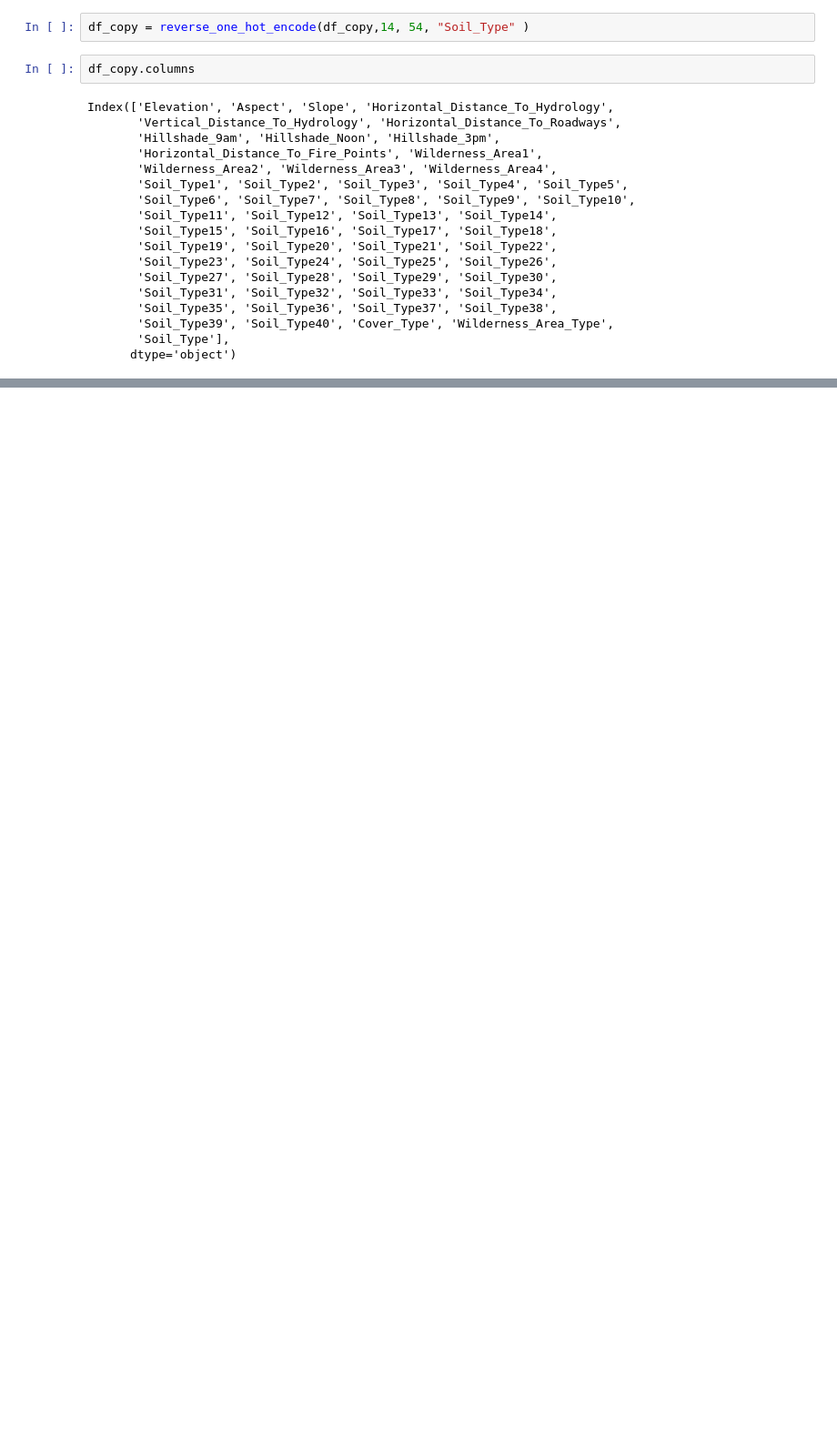
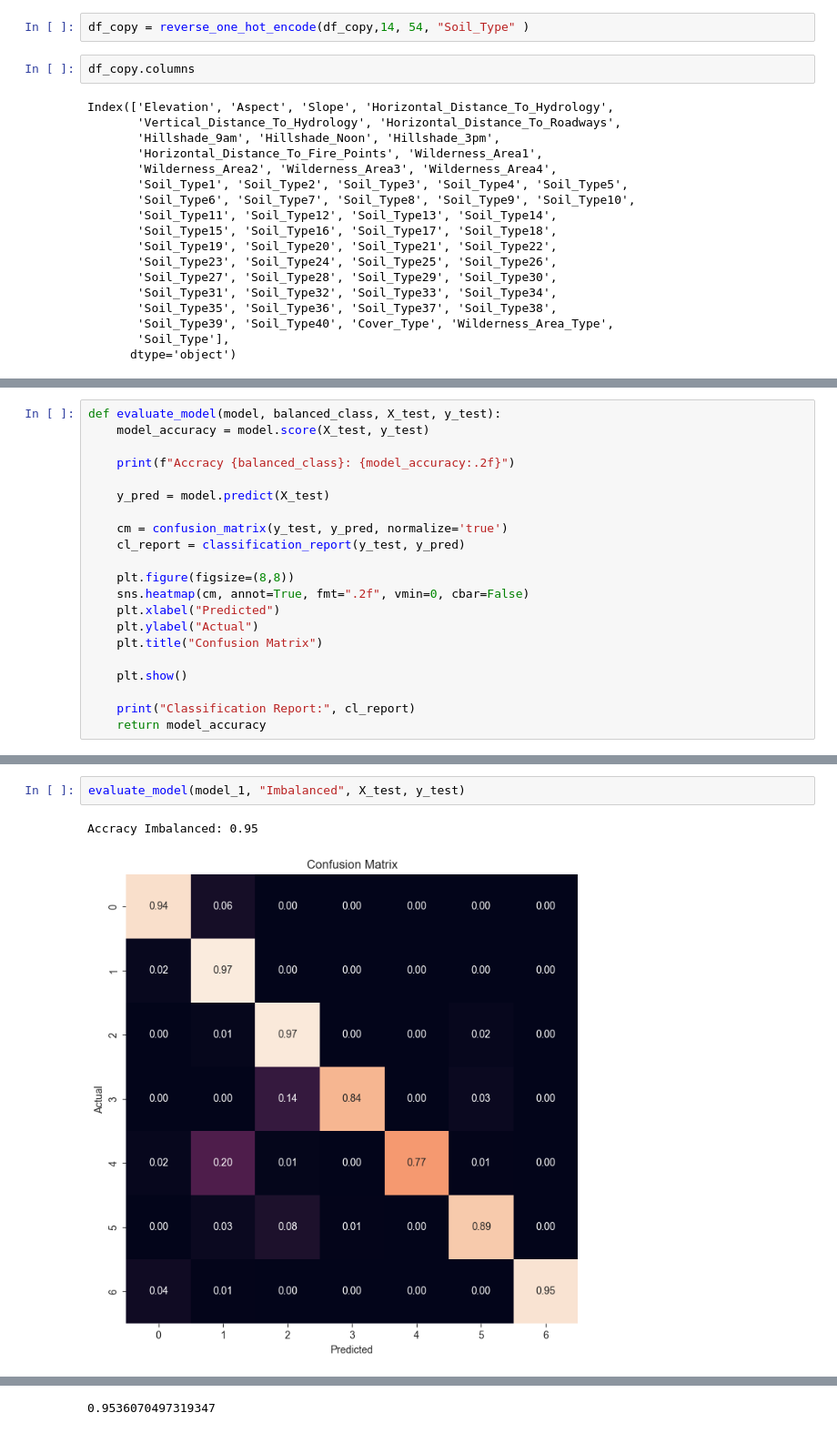
Before and after one commit to natek-1/Forest-Covertype, a Jupyter notebook: research/FE_and_Model_Training.ipynb, the cells around one changed output, grey strips where cells are left out. Shown at 91% size. Saved outputs shown, nothing was run; the diff lists cells and outputs as text; blank space fills up the shorter version.

```diff
--- a/research/FE_and_Model_Training.ipynb
+++ b/research/FE_and_Model_Training.ipynb
@@ -184,0 +228,21 @@ Index(['Elevation', 'Aspect', 'Slope', 'Horizontal_Distance_To_Hydrology',
+# %%
+def evaluate_model(model, balanced_class, X_test, y_test):
+    model_accuracy = model.score(X_test, y_test)
+
+    print(f"Accracy {balanced_class}: {model_accuracy:.2f}")
+
+    y_pred = model.predict(X_test)
+
+    cm = confusion_matrix(y_test, y_pred, normalize='true')
+    cl_report = classification_report(y_test, y_pred)
+
+    plt.figure(figsize=(8,8))
+    sns.heatmap(cm, annot=True, fmt=".2f", vmin=0, cbar=False)
+    plt.xlabel("Predicted")
+    plt.ylabel("Actual")
+    plt.title("Confusion Matrix")
+
+    plt.show()
+
+    print("Classification Report:", cl_report)
+    return model_accuracy
@@ -184,0 +258,5 @@ Index(['Elevation', 'Aspect', 'Slope', 'Horizontal_Distance_To_Hydrology',
+# %%
+evaluate_model(model_1, "Imbalanced", X_test, y_test)
+# %% [output]
+Accracy Imbalanced: 0.95
+[figure, added]
@@ -184,0 +276 @@ Index(['Elevation', 'Aspect', 'Slope', 'Horizontal_Distance_To_Hydrology',
+0.9536070497319347
```
Also changed, not shown: parts of 7 cells of this notebook.
